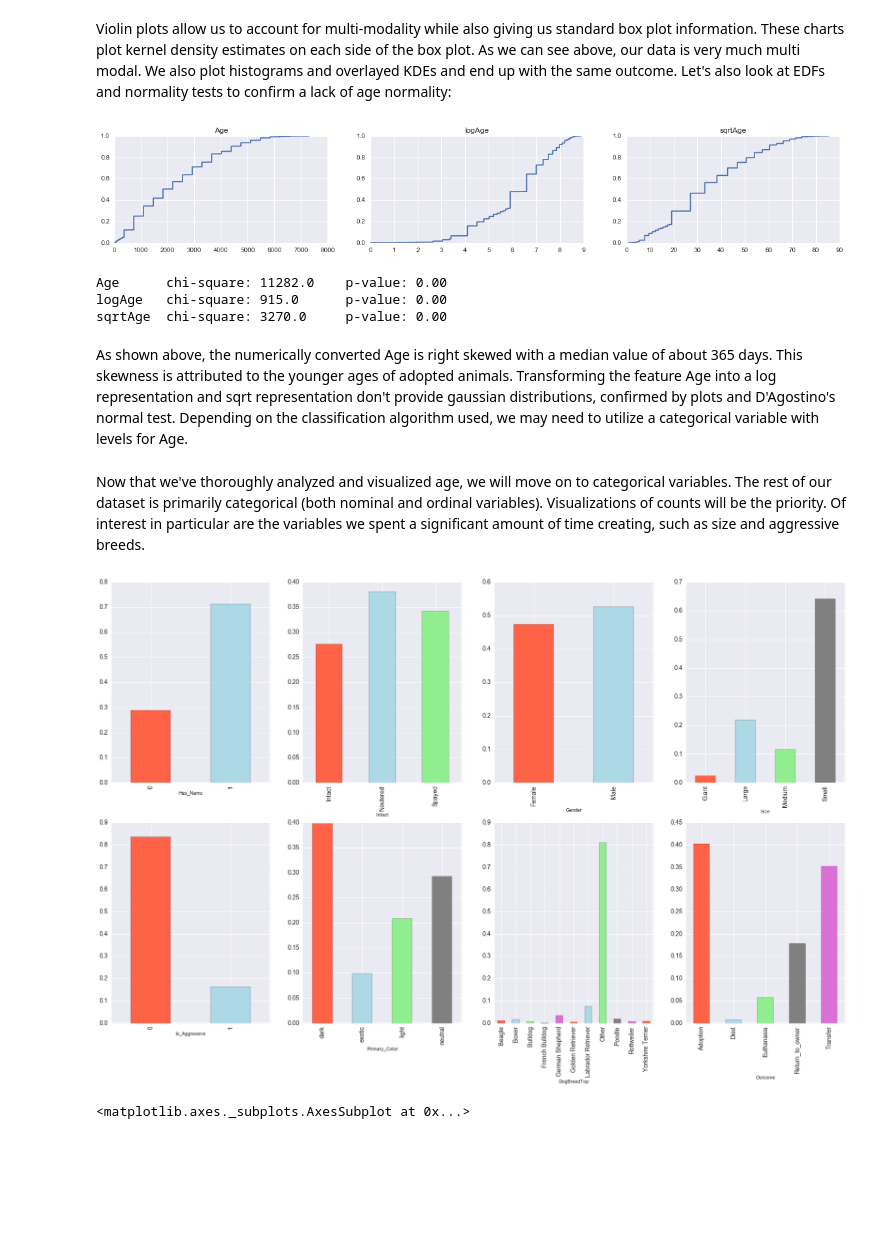
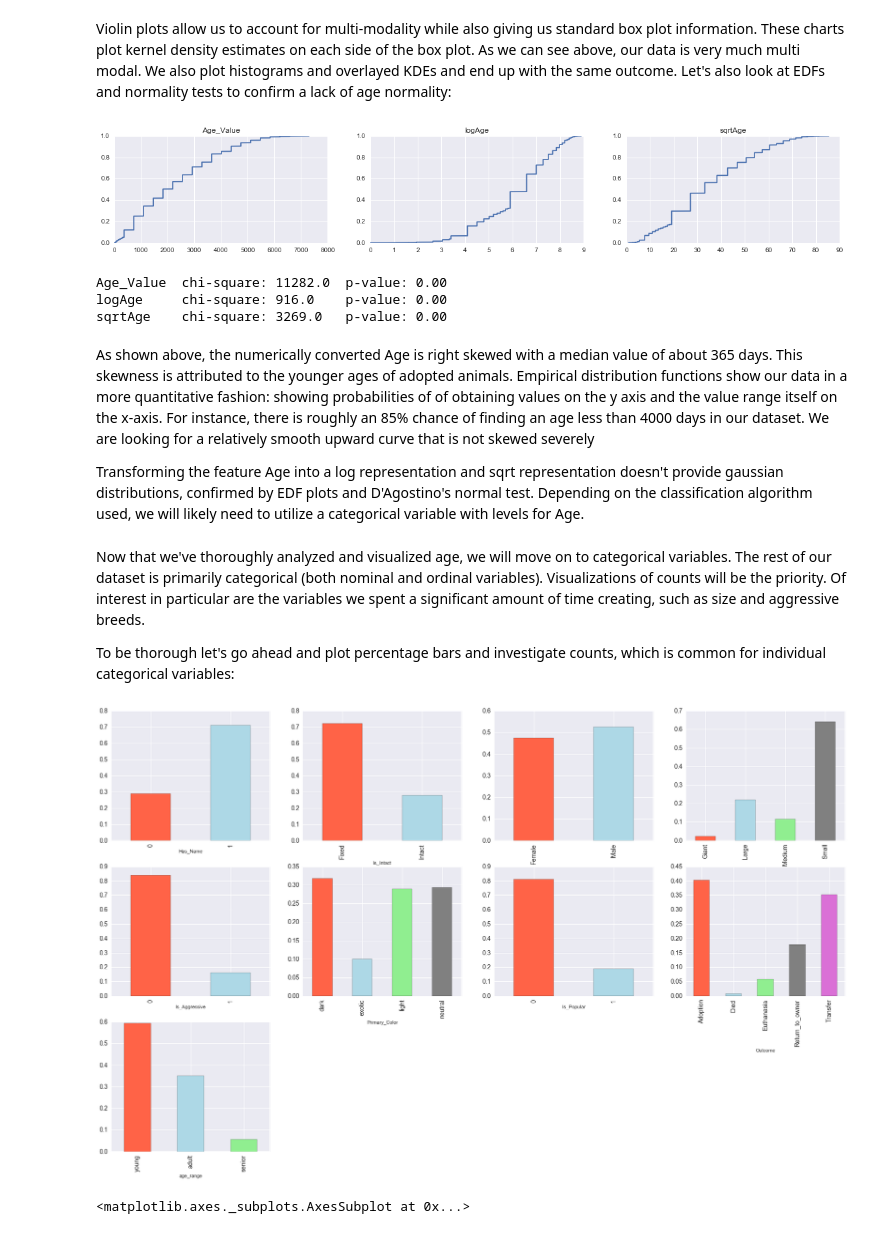
Before and after one commit to mg826/Data_Mining, a Jupyter notebook: Project1_Exploration_Visualization_Dreduce.ipynb, the cells around one changed output. Drawn from its saved outputs; the diff is of its cells as text; code cells hidden in the pictures; blank space fills up the shorter version.

Commit message:
lots more work on viz, algorithmic setup, spectral not likely

```diff
--- a/Project1_Exploration_Visualization_Dreduce.ipynb
+++ b/Project1_Exploration_Visualization_Dreduce.ipynb
@@ -254,7 +254,6 @@ We also transformed the age variable into a continuous feature. Let's ensure it
 # %%
-df['Age'] = df['Age'].astype(float)
-df['logAge'] = np.log(df['Age']).astype(float)
-df['sqrtAge'] = np.sqrt(df['Age']).astype(float)
-print df['Age'].median()
-df[['Age','logAge','sqrtAge']].describe()
+df['Age_Value'] = df['Age_Value'].astype(float)
+df['logAge'] = np.log(df['Age_Value']).astype(float)
+df['sqrtAge'] = np.sqrt(df['Age_Value']).astype(float)
+df[['Age_Value','logAge','sqrtAge']].describe()
 # %% [output]
@@ -275,12 +275,12 @@ First lets look at the original distribution of age, the log age and sqrt of age
 # %%
 from random import random
 c = ['firebrick','lightgreen','lightblue']
-atts = ['Age','logAge','sqrtAge']
+atts = ['Age_Value','logAge','sqrtAge']
 
 for i in range(2):
     plt.figure(figsize=(20,15))
     for index, plots in enumerate(atts):
-        plt.subplot(5, 4, index +1) # plot them all on one row
+        plt.subplot(5, 4, index + 1) # plot them all on one row
         if i == 0:
             sns.violinplot(y = plots, data= df, color = c[index])
         else: sns.distplot(df[plots])
@@ -292,7 +292,7 @@ plt.show()
 Violin plots allow us to account for multi-modality while also giving us standard box plot information. These charts plot kernel density estimates on each side of the box plot. As we can see above, our data is very much multi modal.  We also plot histograms and overlayed KDEs and end up with the same outcome. Let's also look at EDFs and normality tests to confirm a lack of age normality:
 # %%
 plt.figure(figsize=(20,10))
-for index, feature in enumerate(['Age','logAge','sqrtAge']):
+for index, feature in enumerate(['Age_Value','logAge','sqrtAge']):
     plt.subplot(3, 3 , index + 1)
     x_ax = np.sort(df[feature]) # sort the feature ascending
     y_ax = np.cumsum(x_ax) # take cumulative sum, this creates an array of each observation adding to total sum
@@ -304,32 +304,41 @@ plt.show()
 
 # It's pretty apparent age is not normally distributed and the transforms dont do much to help us.
 # %% [output]
-[figure, old version]
+[figure, new version]
 # %%
 from scipy.stats import normaltest
-vars = ['Age','logAge','sqrtAge']
+vars = ['Age_Value','logAge','sqrtAge']
 for i in vars:
-    print i.ljust(8), 'chi-square:', round(normaltest(df[i])[0]), '\tp-value: {:.2f}'.format(normaltest(df[i])[1])
+    print i.ljust(10), 'chi-square:', round(normaltest(df[i])[0]), '\tp-value: {:.2f}'.format(normaltest(df[i])[1])
 # %% [output]
-Age      chi-square: 11282.0    p-value: 0.00
-logAge   chi-square: 915.0      p-value: 0.00
-sqrtAge  chi-square: 3270.0     p-value: 0.00
+Age_Value  chi-square: 11282.0  p-value: 0.00
+logAge     chi-square: 916.0    p-value: 0.00
+sqrtAge    chi-square: 3269.0   p-value: 0.00
 # %% [markdown]
-As shown above, the numerically converted Age is right skewed with a median value of about 365 days. This skewness is attributed to the younger ages of adopted animals. Transforming the feature Age into a log representation and sqrt representation don't provide gaussian distributions, confirmed by plots and D'Agostino's normal test. Depending on the classification algorithm used, we may need to utilize a categorical variable with levels for Age.
+As shown above, the numerically converted Age is right skewed with a median value of about 365 days. This skewness is attributed to the younger ages of adopted animals. Empirical distribution functions show our data in a more quantitative fashion: showing probabilities of of obtaining values on the y axis and the value range itself on the x-axis. For instance, there is roughly an 85% chance of finding an age less than 4000 days in our dataset. We are looking for a relatively smooth upward curve that is not skewed severely
+
+Transforming the feature Age into a log representation and sqrt representation doesn't provide gaussian distributions, confirmed by EDF plots and D'Agostino's normal test. Depending on the classification algorithm used, we will likely need to utilize a categorical variable with levels for Age.
+# %%
+# let's convert age to an age range, if an animal is a year or less: young, up to 8 years: adult, 8+ years: senior
+df['age_range'] = pd.cut(df.Age_Value/365,[0, 1, 8, 1e6],3, labels=['young', 'adult', 'senior'])
+del df['logAge']
+del df['sqrtAge']
 # %% [markdown]
 Now that we've thoroughly analyzed and visualized age, we will move on to categorical variables. The rest of our dataset is primarily categorical (both nominal and ordinal variables). Visualizations of counts will be the priority. Of interest in particular are the variables we spent a significant amount of time creating, such as size and aggressive breeds.
+
+To be thorough let's go ahead and plot percentage bars and investigate counts, which is common for individual categorical variables:
 # %%
 import matplotlib
 
-features = ['Has_Name','Intact','Gender','Size','Is_Aggressive','Primary_Color', 'DogBreedTop','Outcome']
+features = ['Has_Name','Is_Intact','Gender','Size','Is_Aggressive','Primary_Color', 'Is_Popular','Outcome','age_range']
 
 plt.figure(figsize=(30,18))
 for index, feature in enumerate(features):
-    plt.subplot(2, 4, index +1)
+    plt.subplot(3, 4, index +1)
     groups = df.groupby(feature)['Outcome'].count()/len(df)
     ax = groups.plot(kind = 'bar', color =['tomato','lightblue','lightgreen','gray','orchid'], fontsize=14)
 # %% [output]
-[figure, old version]
+[figure, new version]
 # %%
 df.Type.value_counts().plot(kind='pie', autopct='%1d%%', colors = ['g', 'c'])
 # %% [output]
```
Also changed, not shown: parts of 27 cells of this notebook.
